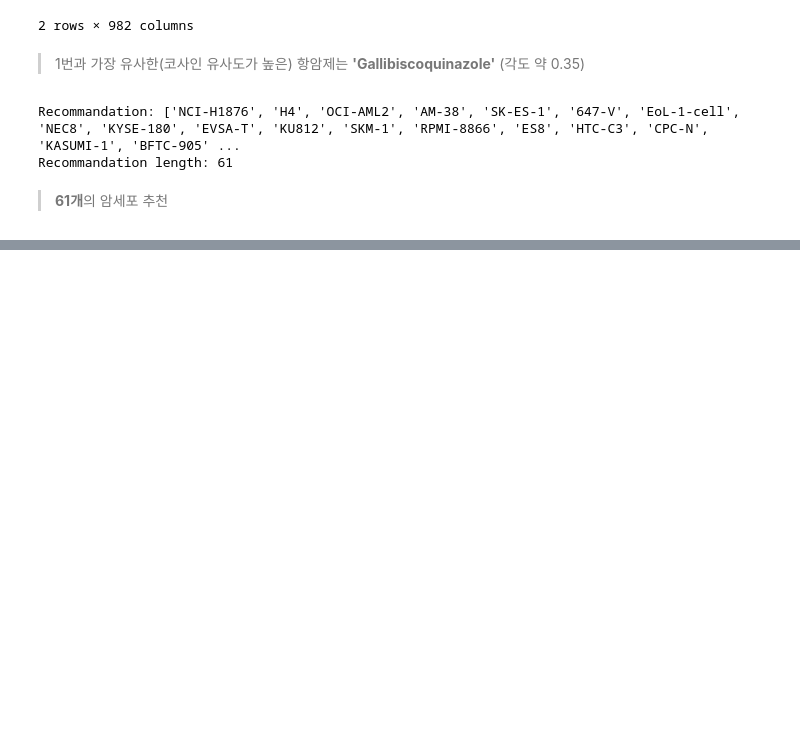
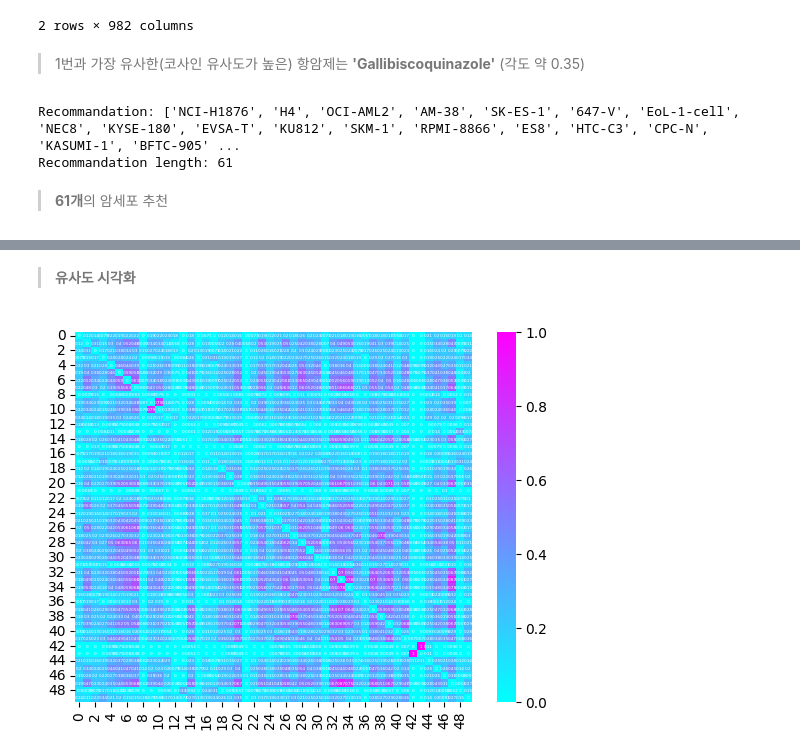
Before and after one commit to stacy0121/School_Bio_AAV_Capsid_Assembly, a Jupyter notebook: AI_Engineer.ipynb, the cells around one changed output, grey strips where cells are left out. Drawn from its saved outputs; the diff is of its cells as text; code cells hidden in the pictures; blank space fills up the shorter version.

```diff
--- a/AI_Engineer.ipynb
+++ b/AI_Engineer.ipynb
@@ -19,9 +19,8 @@ while True:
     if not line:
         break
 
-    arr = line.split()    # 문자열 분리
-    inArr.append(arr)
+    inArr = line.split()    # 문자열 분리
 
 f.close()
-print(inArr)
+print(inArr[:10])
 # %% [output]
@@ -223,0 +232,11 @@ Recommandation length: 61
+# %%
+## 코사인 유사도 도식화, 시각화
+from sklearn.metrics.pairwise import cosine_similarity
+
+# 데이터프레임 형태의 유사도 계산
+df_similarity = pd.DataFrame(cosine_similarity(adj_matrix, adj_matrix))
+
+for n in range(len(df_similarity)):
+  df_similarity.iloc[n][n] = 0
+
+df_similarity
@@ -223,0 +257,12 @@ Recommandation length: 61
+# %% [markdown]
+
+
+> **유사도 시각화**
+# %%
+## 50x50 히트맵
+import seaborn as sns
+import matplotlib.pyplot as plt
+ax = sns.heatmap(df_similarity.iloc[0:50,0:50], annot=True, annot_kws={'color': 'w', 'fontsize': 3}, cmap='cool')
+plt.show()
+# %% [output]
+[figure, added]
```
Also changed, not shown: parts of 11 cells of this notebook.
